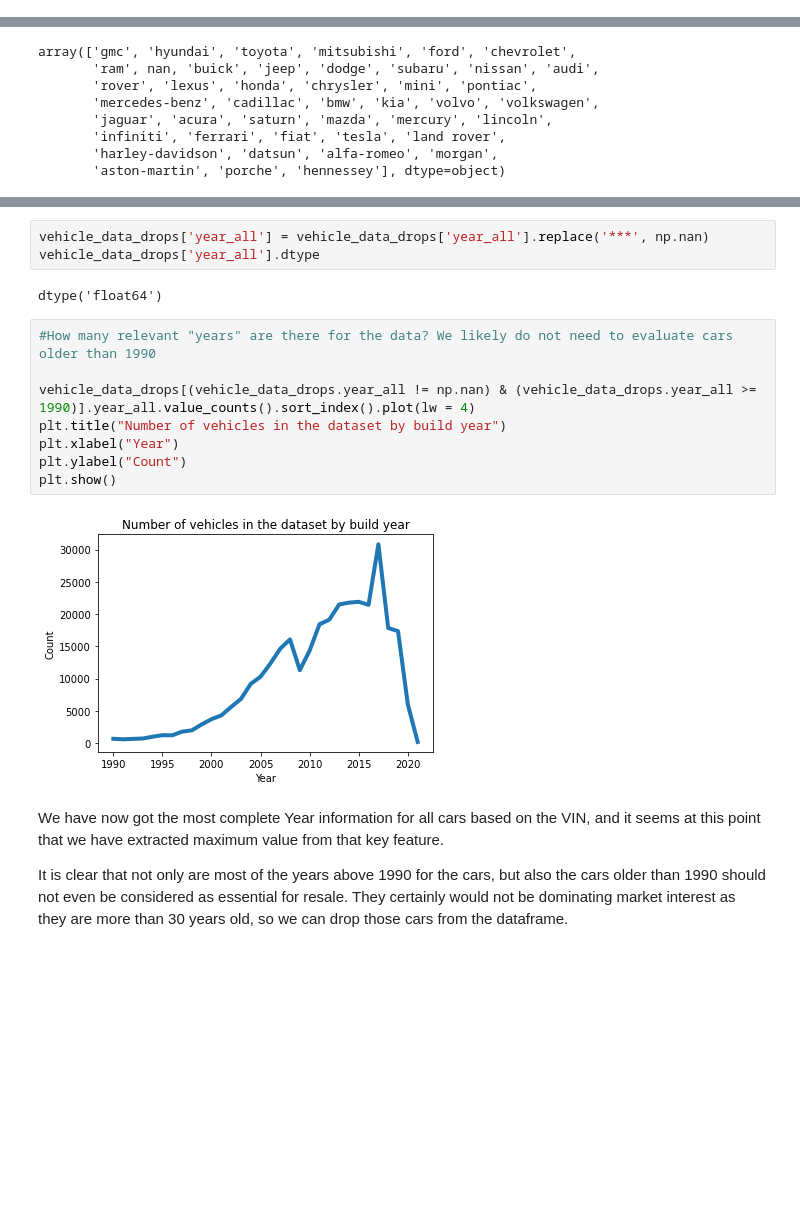
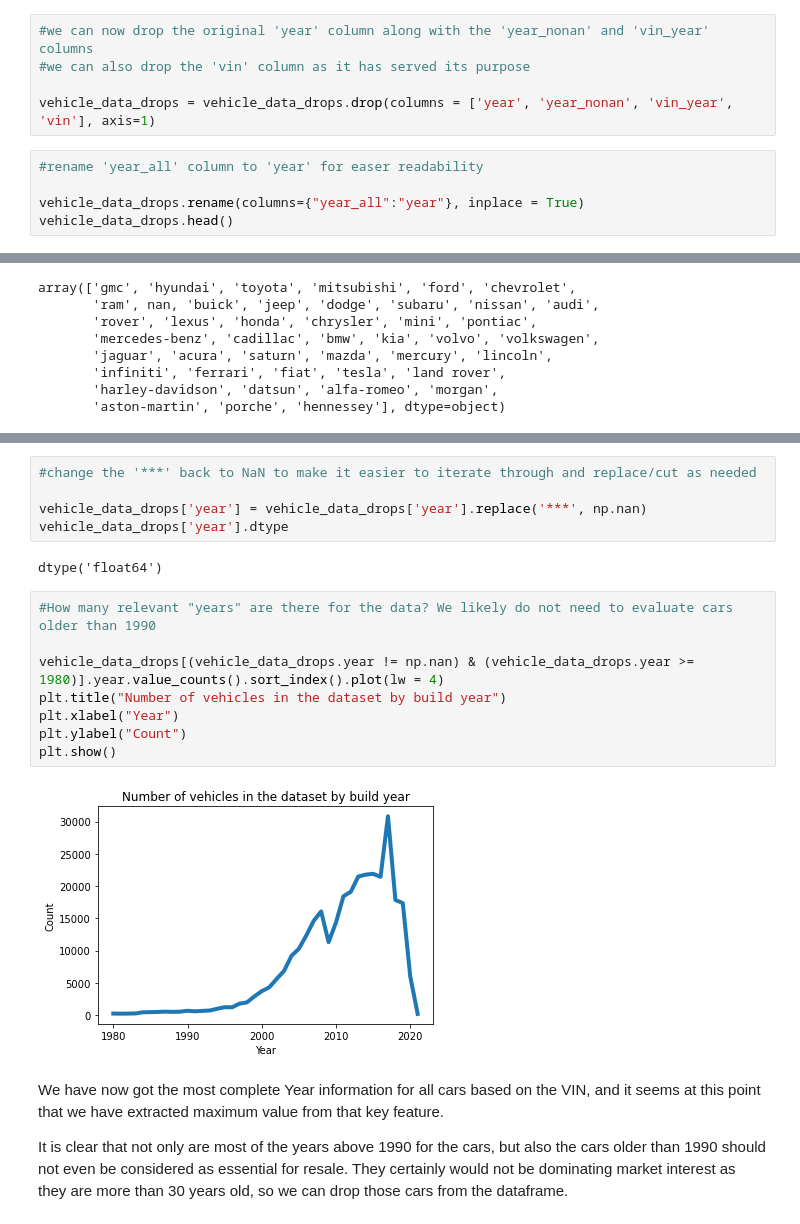
Before and after one commit to kmantha95/Predicting-Used-Car-Prices-CapstoneProject, a Jupyter notebook: predicting used car value - data wrangling and EDA.ipynb, the cells around one changed output, grey strips where cells are left out. Saved outputs shown, nothing was run; the diff lists cells and outputs as text; blank space fills up the shorter version.

Commit message:
completed data wrangling and EDA

```diff
--- a/predicting used car value - data wrangling and EDA.ipynb
+++ b/predicting used car value - data wrangling and EDA.ipynb
@@ -235,0 +233,10 @@ vehicle_data_drops.head()
+# %%
+#we can now drop the original 'year' column along with the 'year_nonan' and 'vin_year' columns
+#we can also drop the 'vin' column as it has served its purpose
+
+vehicle_data_drops = vehicle_data_drops.drop(columns = ['year', 'year_nonan', 'vin_year', 'vin'], axis=1)
+# %%
+#rename 'year_all' column to 'year' for easer readability
+
+vehicle_data_drops.rename(columns={"year_all":"year"}, inplace = True)
+vehicle_data_drops.head()
@@ -294,21 +300,23 @@ porche                 6
 morgan                 3
 hennessey              1
 Name: manufacturer, dtype: int64
-# %%
-vehicle_data_drops['year_all'] = vehicle_data_drops['year_all'].replace('***', np.nan)
-vehicle_data_drops['year_all'].dtype
-# %% [output]
-dtype('float64')
+# %%
+#change the '***' back to NaN to make it easier to iterate through and replace/cut as needed
+
+vehicle_data_drops['year'] = vehicle_data_drops['year'].replace('***', np.nan)
+vehicle_data_drops['year'].dtype
+# %% [output]
+dtype('float64')
 # %%
 #How many relevant "years" are there for the data? We likely do not need to evaluate cars older than 1990
 
-vehicle_data_drops[(vehicle_data_drops.year_all != np.nan) & (vehicle_data_drops.year_all >= 1990)].year_all.value_counts().sort_index().plot(lw = 4)
+vehicle_data_drops[(vehicle_data_drops.year != np.nan) & (vehicle_data_drops.year >= 1980)].year.value_counts().sort_index().plot(lw = 4)
 plt.title("Number of vehicles in the dataset by build year")
 plt.xlabel("Year")
 plt.ylabel("Count")
 plt.show()
 # %% [output]
-[figure, old version]
+[figure, new version]
 # %% [markdown]
 We have now got the most complete Year information for all cars based on the VIN, and it seems at this point that we have extracted maximum value from that key feature.
 
```
Also changed, not shown: parts of 56 cells of this notebook.
